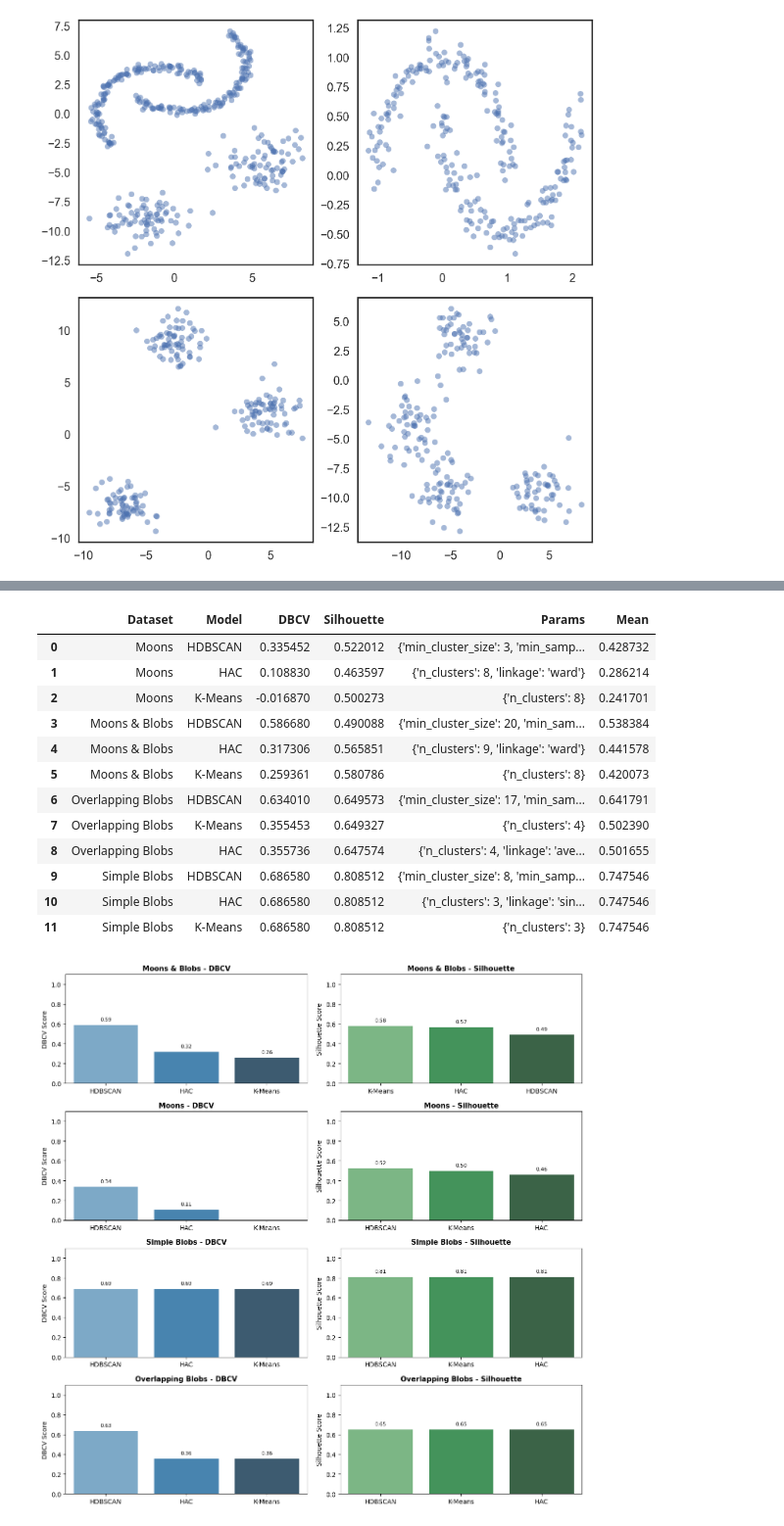
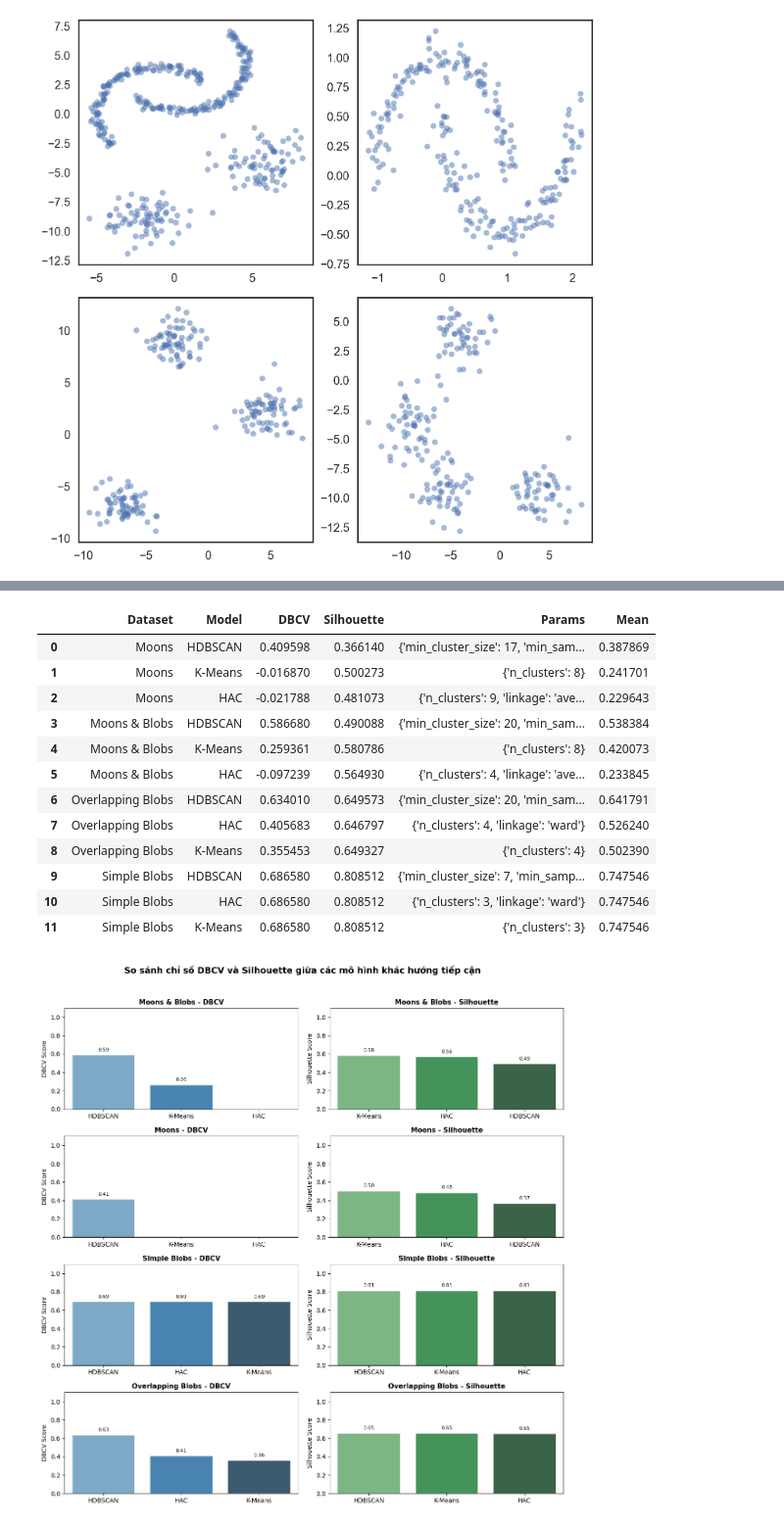
Before and after one commit to Zile228/-Machine-Learning-HDBSCAN-, a Jupyter notebook: src/SimpleDemo_ModelComparison.ipynb, the cells around one changed output, grey strips where cells are left out. Shown at 98% size. Drawn from its saved outputs; the diff is of its cells as text; code cells hidden in the pictures.

```diff
--- a/src/SimpleDemo_ModelComparison.ipynb
+++ b/src/SimpleDemo_ModelComparison.ipynb
@@ -414,9 +412,12 @@ for name, data_scaled in datasets.items():
         study.optimize(lambda trial: objective_func(trial, data_scaled), n_trials=N_TRIALS, show_progress_bar=False)
 
         best_params = study.best_params
-        best_trial   = study.best_trial
-        best_dbcv = best_trial.user_attrs.get("dbcv", np.nan)
-        best_silhouette = study.best_trial.user_attrs.get("silhouette", np.nan)
+        if model_name in ["HDBSCAN", "Mean Shift", "DBSCAN"]:
+            best_dbcv = study.best_value
+            best_silhouette = study.best_trial.user_attrs.get("silhouette", "N/A")
+        else:
+            best_silhouette = study.best_value
+            best_dbcv = study.best_trial.user_attrs.get("dbcv", np.nan)
 
         # Chạy lại mô hình với tham số tốt nhất để lấy nhãn
         if model_name == "Mean Shift":
@@ -543,17 +544,17 @@ df_summary["Mean"] = df_summary[["DBCV", "Silhouette"]].mean(axis=1)
 df_summary.groupby("Dataset").apply(lambda x: x.sort_values(by="Mean", ascending=False)).reset_index(drop=True)
 # %% [output]
 |  | Dataset | Model | DBCV | Silhouette | Params | Mean |
-| 0 | Moons | HDBSCAN | 0.335452 | 0.522012 | {'min_cluster_size': 3, 'min_samp... | 0.428732 |
-| 1 | Moons | HAC | 0.108830 | 0.463597 | {'n_clusters': 8, 'linkage': 'ward'} | 0.286214 |
-| 2 | Moons | K-Means | -0.016870 | 0.500273 | {'n_clusters': 8} | 0.241701 |
+| 0 | Moons | HDBSCAN | 0.409598 | 0.366140 | {'min_cluster_size': 17, 'min_sam... | 0.387869 |
+| 1 | Moons | K-Means | -0.016870 | 0.500273 | {'n_clusters': 8} | 0.241701 |
+| 2 | Moons | HAC | -0.021788 | 0.481073 | {'n_clusters': 9, 'linkage': 'ave... | 0.229643 |
 | 3 | Moons & Blobs | HDBSCAN | 0.586680 | 0.490088 | {'min_cluster_size': 20, 'min_sam... | 0.538384 |
-| 4 | Moons & Blobs | HAC | 0.317306 | 0.565851 | {'n_clusters': 9, 'linkage': 'ward'} | 0.441578 |
-| 5 | Moons & Blobs | K-Means | 0.259361 | 0.580786 | {'n_clusters': 8} | 0.420073 |
-| 6 | Overlapping Blobs | HDBSCAN | 0.634010 | 0.649573 | {'min_cluster_size': 17, 'min_sam... | 0.641791 |
-| 7 | Overlapping Blobs | K-Means | 0.355453 | 0.649327 | {'n_clusters': 4} | 0.502390 |
-| 8 | Overlapping Blobs | HAC | 0.355736 | 0.647574 | {'n_clusters': 4, 'linkage': 'ave... | 0.501655 |
-| 9 | Simple Blobs | HDBSCAN | 0.686580 | 0.808512 | {'min_cluster_size': 8, 'min_samp... | 0.747546 |
-| 10 | Simple Blobs | HAC | 0.686580 | 0.808512 | {'n_clusters': 3, 'linkage': 'sin... | 0.747546 |
+| 4 | Moons & Blobs | K-Means | 0.259361 | 0.580786 | {'n_clusters': 8} | 0.420073 |
+| 5 | Moons & Blobs | HAC | -0.097239 | 0.564930 | {'n_clusters': 4, 'linkage': 'ave... | 0.233845 |
+| 6 | Overlapping Blobs | HDBSCAN | 0.634010 | 0.649573 | {'min_cluster_size': 20, 'min_sam... | 0.641791 |
+| 7 | Overlapping Blobs | HAC | 0.405683 | 0.646797 | {'n_clusters': 4, 'linkage': 'ward'} | 0.526240 |
+| 8 | Overlapping Blobs | K-Means | 0.355453 | 0.649327 | {'n_clusters': 4} | 0.502390 |
+| 9 | Simple Blobs | HDBSCAN | 0.686580 | 0.808512 | {'min_cluster_size': 7, 'min_samp... | 0.747546 |
+| 10 | Simple Blobs | HAC | 0.686580 | 0.808512 | {'n_clusters': 3, 'linkage': 'ward'} | 0.747546 |
 | 11 | Simple Blobs | K-Means | 0.686580 | 0.808512 | {'n_clusters': 3} | 0.747546 |
 # %%
 datasets = df_summary['Dataset'].unique()
@@ -575,31 +576,33 @@ for i, dataset in enumerate(datasets):
     axes[i, 0].set_ylim(0, 1.1)
     axes[i, 0].set_xlabel('')
     axes[i, 0].set_ylabel('DBCV Score')
     for p in axes[i, 0].patches:
         height = p.get_height()
         offset = 5 if height >= 0 else -10   # điều chỉnh hướng text tùy dấu
         va = 'bottom' if height >= 0 else 'top'
         axes[i, 0].annotate(f"{height:.2f}",
                             (p.get_x() + p.get_width()/2., height),
                             ha='center', va='bottom', fontsize=8,
                             xytext=(0, offset), textcoords='offset points')
 
     # Biểu đồ Silhouette
     sns.barplot(data=subset_sil, x='Model', y='Silhouette', ax=axes[i, 1], palette='Greens_d')
     axes[i, 1].set_title(f"{dataset} - Silhouette", fontsize=11, weight='bold')
     axes[i, 1].set_ylim(0, 1.1)
     axes[i, 1].set_xlabel('')
     axes[i, 1].set_ylabel('Silhouette Score')
     for p in axes[i, 1].patches:
         height = p.get_height()
         offset = 5 if height >= 0 else -10
         va = 'bottom' if height >= 0 else 'top'
         axes[i, 1].annotate(f"{height:.2f}",
                             (p.get_x() + p.get_width() / 2., height),
                             ha='center', va=va, fontsize=8,
                             xytext=(0, offset), textcoords='offset points')
 
+fig.suptitle("So sánh chỉ số DBCV và Silhouette giữa các mô hình khác hướng tiếp cận",
+             fontsize=14, weight='bold', y=1.02)
 plt.tight_layout(h_pad=1.2, w_pad=1.5)
 plt.show()
 # %% [output]
-[figure, old version]
+[figure, new version]
```
Also changed, not shown: parts of 5 cells of this notebook.
